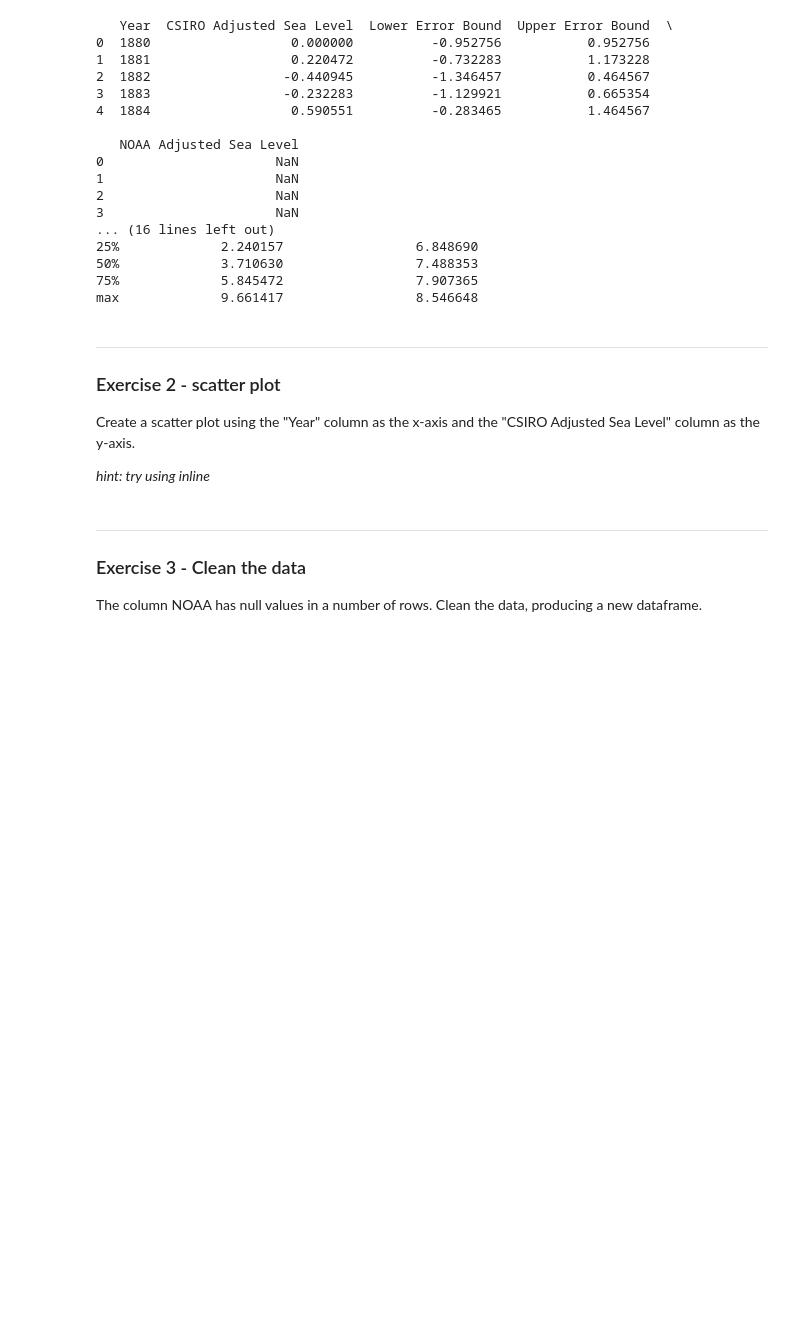
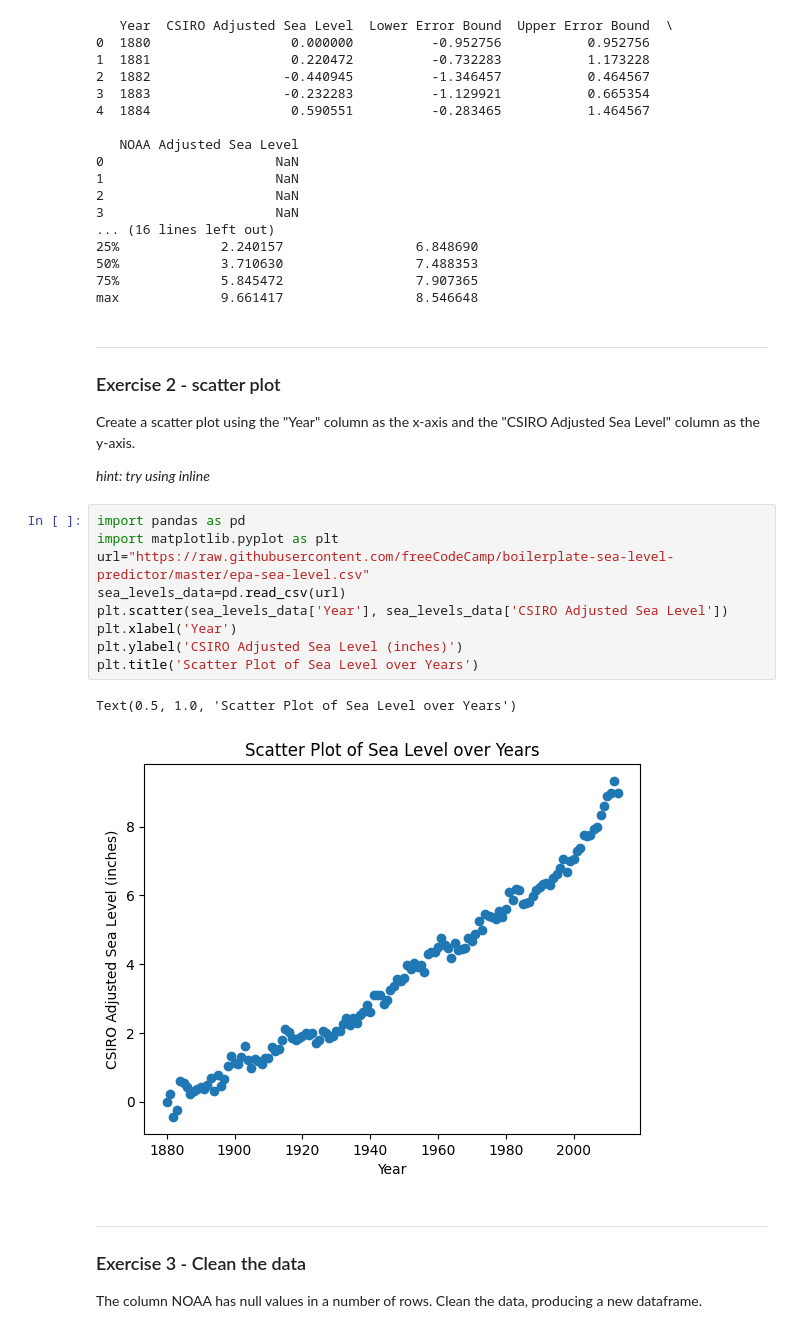
Before and after one commit to AzimSalimy/Azim-python, a Jupyter notebook: Copy_of_14_Sea_Levels_Project.ipynb, the cells around one changed output. Cells and saved outputs as stored; diff of their text form; blank space fills up the shorter version.

```diff
--- a/Copy_of_14_Sea_Levels_Project.ipynb
+++ b/Copy_of_14_Sea_Levels_Project.ipynb
@@ -52,6 +52,18 @@ max             9.661417                 8.546648
 Create a  scatter plot using the "Year" column as the x-axis and the "CSIRO Adjusted Sea Level" column as the y-axis.
 
 *hint: try using inline*
+# %%
+import pandas as pd
+import matplotlib.pyplot as plt
+url="https://raw.githubusercontent.com/freeCodeCamp/boilerplate-sea-level-predictor/master/epa-sea-level.csv"
+sea_levels_data=pd.read_csv(url)
+plt.scatter(sea_levels_data['Year'], sea_levels_data['CSIRO Adjusted Sea Level'])
+plt.xlabel('Year')
+plt.ylabel('CSIRO Adjusted Sea Level (inches)')
+plt.title('Scatter Plot of Sea Level over Years')
+# %% [output]
+Text(0.5, 1.0, 'Scatter Plot of Sea Level over Years')
+[figure, added]
 # %% [markdown]
 ---
 ### Exercise 3 - Clean the data
```
Also changed, not shown: parts of 1 cell of this notebook.
